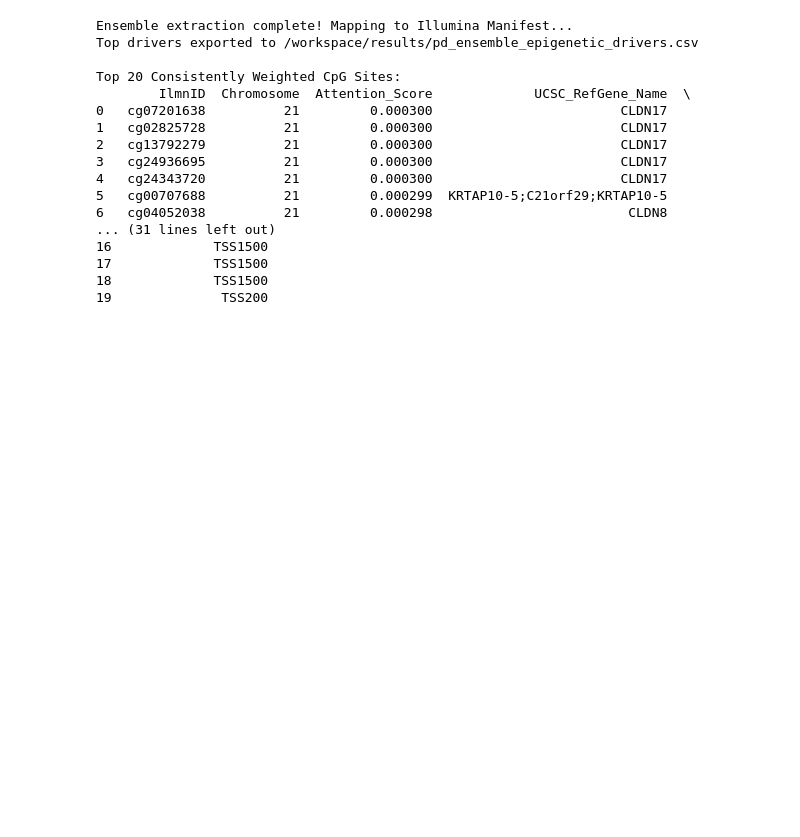
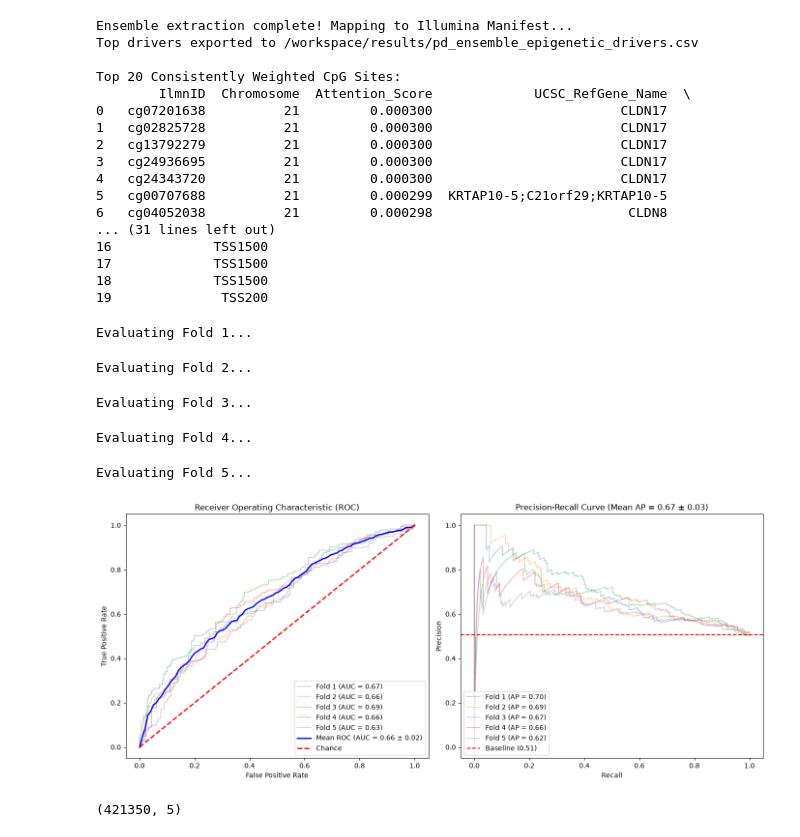
Before and after one commit to perpk/methylation-analysis, a Jupyter notebook: notebooks/DL_approach/sgpd_gat_bio_strat.ipynb, the cells around one changed output. Cells and saved outputs as stored; diff of their text form; code cells hidden in the pictures; blank space fills up the shorter version.

Commit message:
sgpd GAT+MLP+GSEA

```diff
--- a/notebooks/DL_approach/sgpd_gat_bio_strat.ipynb
+++ b/notebooks/DL_approach/sgpd_gat_bio_strat.ipynb
@@ -647,7 +647,7 @@ def generate_evaluation_plots(m_matrix_df, pheno_df, chr_topologies, cell_cols):
 
         # 2. Load the saved weights
         model = ChromosomeParallelGAT().to(device)
-        model.load_state_dict(torch.load(f"/workspace/results/gat_fold_{fold + 1}.pt", map_location=device))
+        model.load_state_dict(torch.load(f"/workspace/results/sgpd/gat_fold_{fold + 1}.pt", map_location=device))
         model.eval()
 
         # 3. Get Predictions
@@ -694,5 +694,26 @@ def generate_evaluation_plots(m_matrix_df, pheno_df, chr_topologies, cell_cols):
     ax_pr.legend(loc="lower left")
 
     plt.tight_layout()
-    plt.savefig("/workspace/results/gat_cv_metrics.pdf", format="pdf", bbox_inches="tight")
+    plt.savefig("/workspace/results/sgpd/sgpd_gat_cv_metrics.pdf", format="pdf", bbox_inches="tight")
     plt.show()
+# %%
+pheno_path = "/workspace/results/sgpd/GSE145361_pheno_data.parquet"
+m_matrix_path = "/workspace/data/sgpd/GSE145361_data_corrected.parquet"
+manifest_path = "/workspace/data/infinium450k_manifest.parquet"
+cell_cols = ['CD8T', 'CD4T', 'NK', 'Bcell', 'Mono', 'Gran']
+
+pheno_df = pd.read_parquet(pheno_path)
+m_matrix_df = pd.read_parquet(m_matrix_path)
+manifest_df = pd.read_parquet(manifest_path)
+
+common_probes = list(set(m_matrix_df.columns).intersection(set(manifest_df['IlmnID'])))
+chr_topologies = build_chromosome_topologies(manifest_df, common_probes)
+# %%
+generate_evaluation_plots(m_matrix_df, pheno_df, chr_topologies, cell_cols)
+# %% [output]
+Evaluating Fold 1...
+Evaluating Fold 2...
+Evaluating Fold 3...
+Evaluating Fold 4...
+Evaluating Fold 5...
+[figure, added]
@@ -698,0 +722,4 @@ def generate_evaluation_plots(m_matrix_df, pheno_df, chr_topologies, cell_cols):
+# %%
+epigenetic_drivers.shape
+# %% [output]
+(421350, 5)
```
Also changed, not shown: parts of 34 cells of this notebook, 4 other files.
